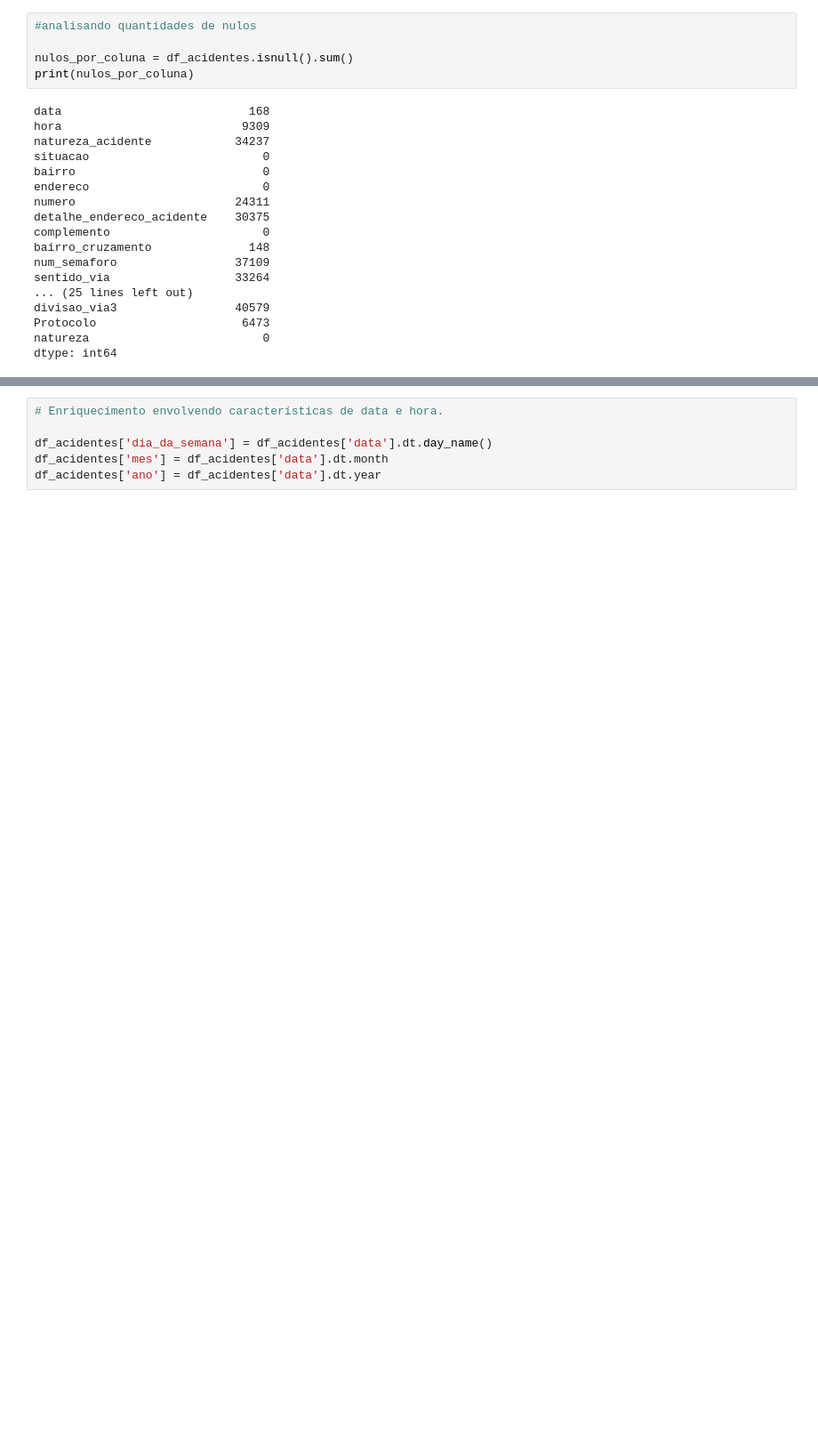
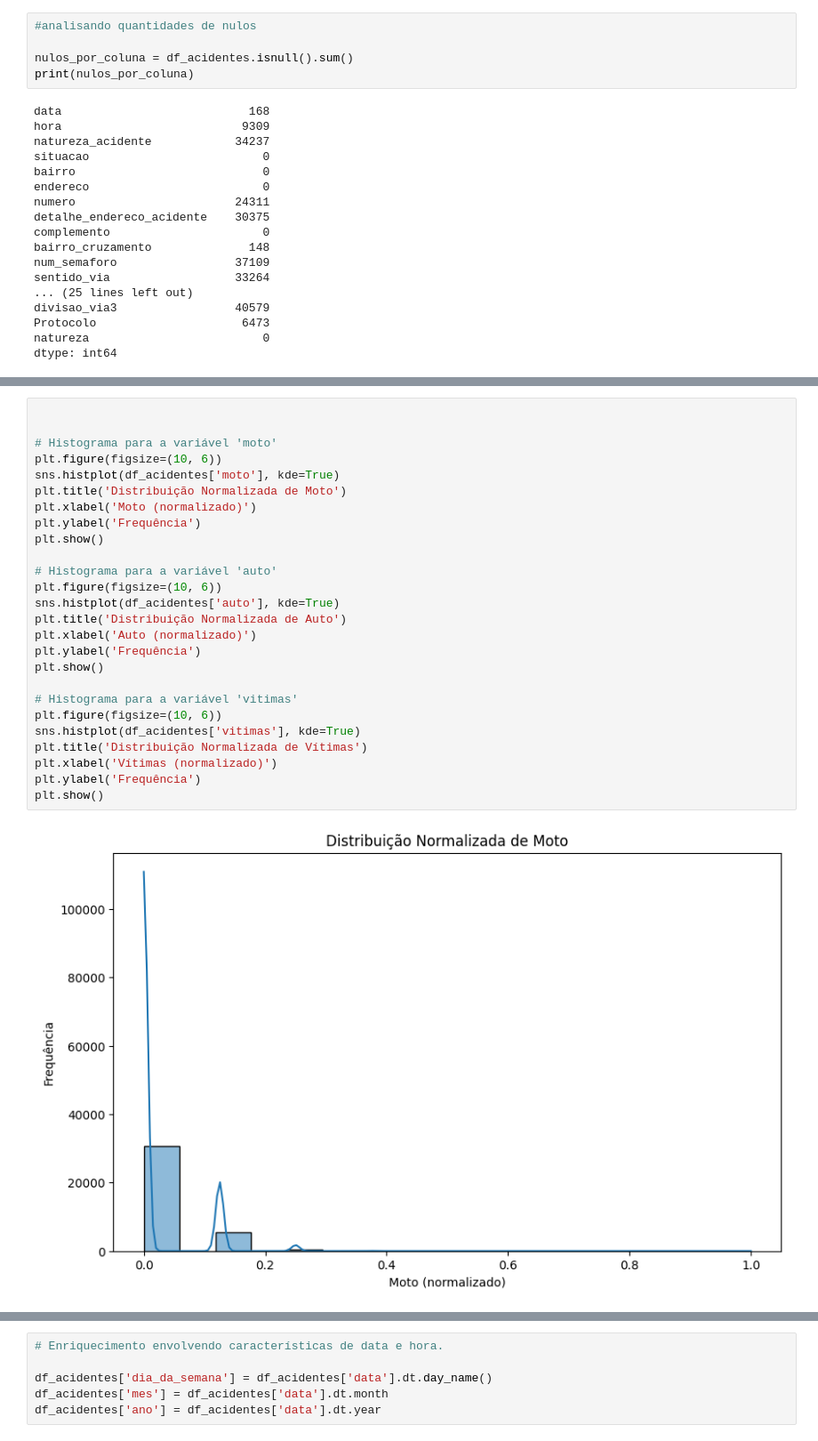
Before and after one commit to OtavioAugustoOliveira/DataScience_if697, a Jupyter notebook: 1_projeto/pre_processing.ipynb, the cells around one changed output, grey strips where cells are left out. Shown: that part at 89% size. Saved outputs shown, nothing was run; the diff lists cells and outputs as text; blank space fills up the shorter version.

```diff
--- a/1_projeto/pre_processing.ipynb
+++ b/1_projeto/pre_processing.ipynb
@@ -173,0 +325,28 @@ df_acidentes = df_acidentes.loc[:, df_acidentes.isnull().sum() / len(df_acidente
+# %%
+
+
+# Histograma para a variável 'moto'
+plt.figure(figsize=(10, 6))
+sns.histplot(df_acidentes['moto'], kde=True)
+plt.title('Distribuição Normalizada de Moto')
+plt.xlabel('Moto (normalizado)')
+plt.ylabel('Frequência')
+plt.show()
+
+# Histograma para a variável 'auto'
+plt.figure(figsize=(10, 6))
+sns.histplot(df_acidentes['auto'], kde=True)
+plt.title('Distribuição Normalizada de Auto')
+plt.xlabel('Auto (normalizado)')
+plt.ylabel('Frequência')
+plt.show()
+
+# Histograma para a variável 'vitimas'
+plt.figure(figsize=(10, 6))
+sns.histplot(df_acidentes['vitimas'], kde=True)
+plt.title('Distribuição Normalizada de Vítimas')
+plt.xlabel('Vítimas (normalizado)')
+plt.ylabel('Frequência')
+plt.show()
+# %% [output]
+[figure, added]
```
Also changed, not shown: parts of 27 cells of this notebook, 2 other files.
